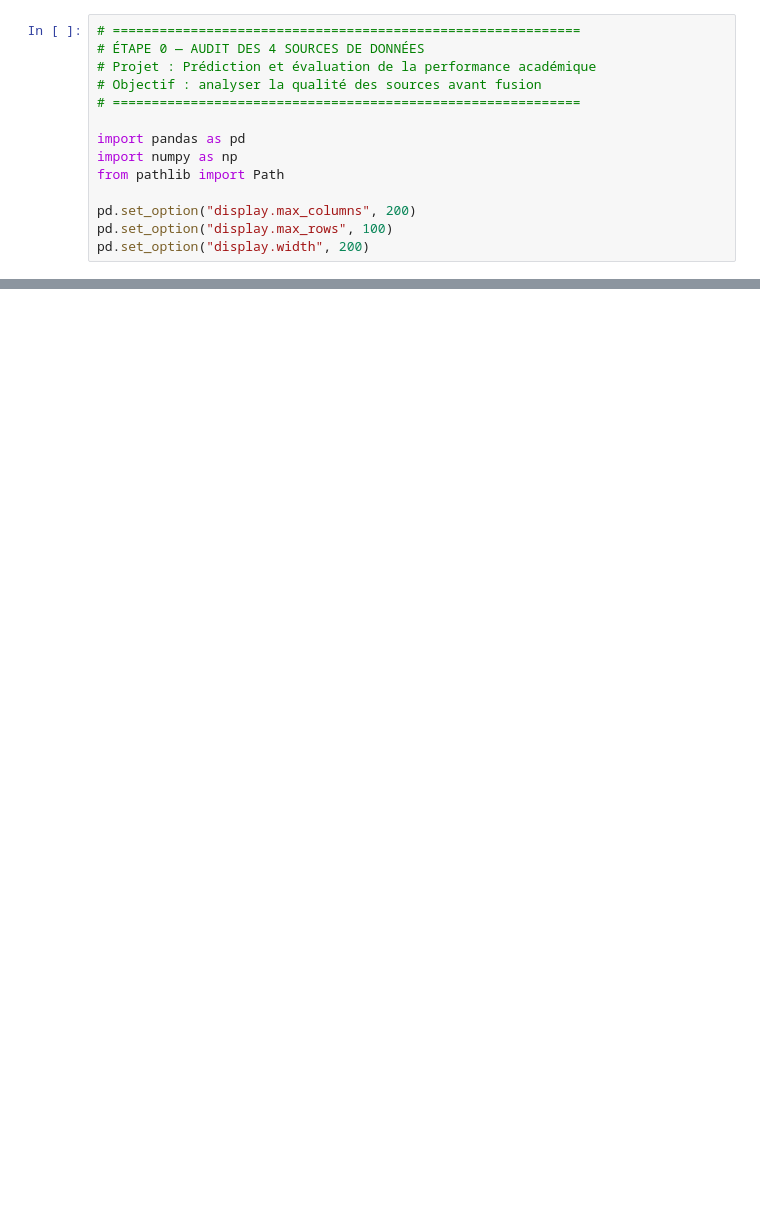
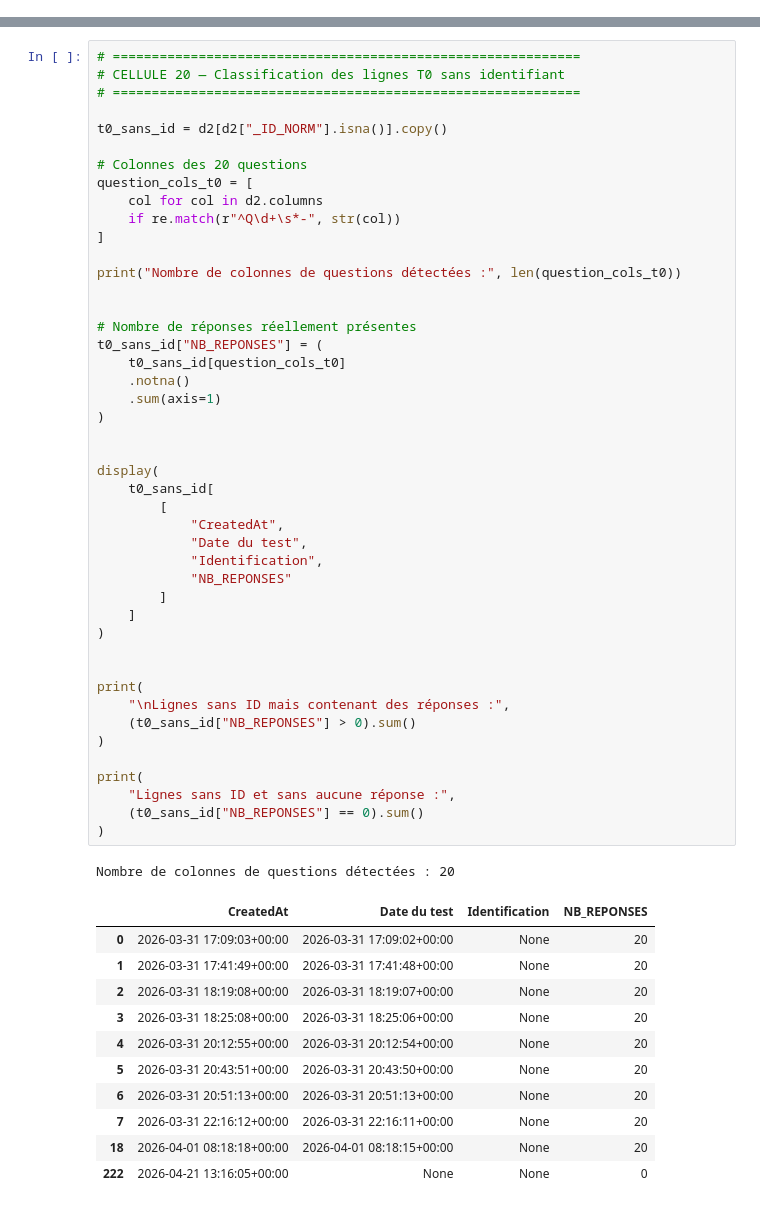
Before and after one commit to Andrianiaina60/Model-eval-pers-elearning, a Jupyter notebook: notebooks/00_audit_sources_donnees.ipynb, the cells around one changed output, grey strips where cells are left out. Cells and saved outputs as stored; diff of their text form; blank space fills up the shorter version.

```diff
--- a/notebooks/00_audit_sources_donnees.ipynb
+++ b/notebooks/00_audit_sources_donnees.ipynb
@@ -3,14 +0,0 @@ Importation des bibliothèques
-# %%
-# ============================================================
-# ÉTAPE 0 — AUDIT DES 4 SOURCES DE DONNÉES
-# Projet : Prédiction et évaluation de la performance académique
-# Objectif : analyser la qualité des sources avant fusion
-# ============================================================
-
-import pandas as pd
-import numpy as np
-from pathlib import Path
-
-pd.set_option("display.max_columns", 200)
-pd.set_option("display.max_rows", 100)
-pd.set_option("display.width", 200)
@@ -804,0 +1578,58 @@ print("- Ne pas construire le dataset final tant que les clés de fusion ne sont
+# %%
+# ============================================================
+# CELLULE 20 — Classification des lignes T0 sans identifiant
+# ============================================================
+
+t0_sans_id = d2[d2["_ID_NORM"].isna()].copy()
+
+# Colonnes des 20 questions
+question_cols_t0 = [
+    col for col in d2.columns
+    if re.match(r"^Q\d+\s*-", str(col))
+]
+
+print("Nombre de colonnes de questions détectées :", len(question_cols_t0))
+
+
+# Nombre de réponses réellement présentes
+t0_sans_id["NB_REPONSES"] = (
+    t0_sans_id[question_cols_t0]
+    .notna()
+    .sum(axis=1)
+)
+
+
+display(
+    t0_sans_id[
+        [
+            "CreatedAt",
+            "Date du test",
+            "Identification",
+            "NB_REPONSES"
+        ]
+    ]
+)
+
+
+print(
+    "\nLignes sans ID mais contenant des réponses :",
+    (t0_sans_id["NB_REPONSES"] > 0).sum()
+)
+
+print(
+    "Lignes sans ID et sans aucune réponse :",
+    (t0_sans_id["NB_REPONSES"] == 0).sum()
+)
+# %% [output]
+Nombre de colonnes de questions détectées : 20
+|  | CreatedAt | Date du test | Identification | NB_REPONSES |
+| 0 | 2026-03-31 17:09:03+00:00 | 2026-03-31 17:09:02+00:00 | None | 20 |
+| 1 | 2026-03-31 17:41:49+00:00 | 2026-03-31 17:41:48+00:00 | None | 20 |
+| 2 | 2026-03-31 18:19:08+00:00 | 2026-03-31 18:19:07+00:00 | None | 20 |
+| 3 | 2026-03-31 18:25:08+00:00 | 2026-03-31 18:25:06+00:00 | None | 20 |
+| 4 | 2026-03-31 20:12:55+00:00 | 2026-03-31 20:12:54+00:00 | None | 20 |
+| 5 | 2026-03-31 20:43:51+00:00 | 2026-03-31 20:43:50+00:00 | None | 20 |
+| 6 | 2026-03-31 20:51:13+00:00 | 2026-03-31 20:51:13+00:00 | None | 20 |
+| 7 | 2026-03-31 22:16:12+00:00 | 2026-03-31 22:16:11+00:00 | None | 20 |
+| 18 | 2026-04-01 08:18:18+00:00 | 2026-04-01 08:18:15+00:00 | None | 20 |
+| 222 | 2026-04-21 13:16:05+00:00 | None | None | 0 |
```
Also changed, not shown: parts of 108 cells of this notebook, 13 other files.
